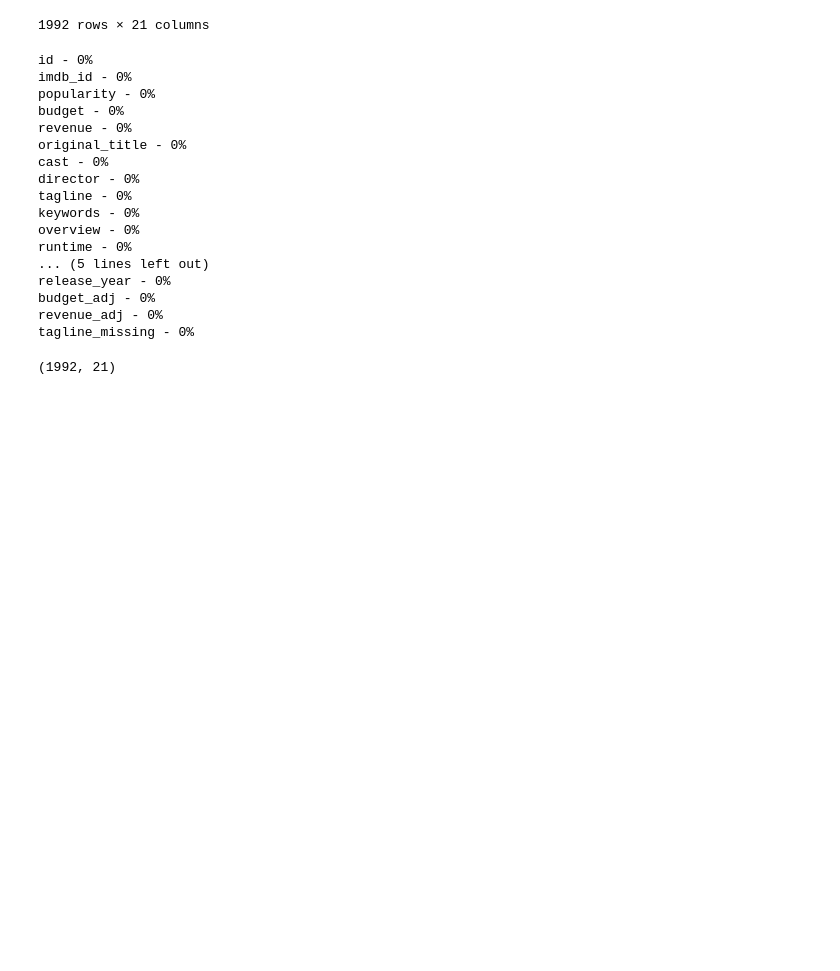
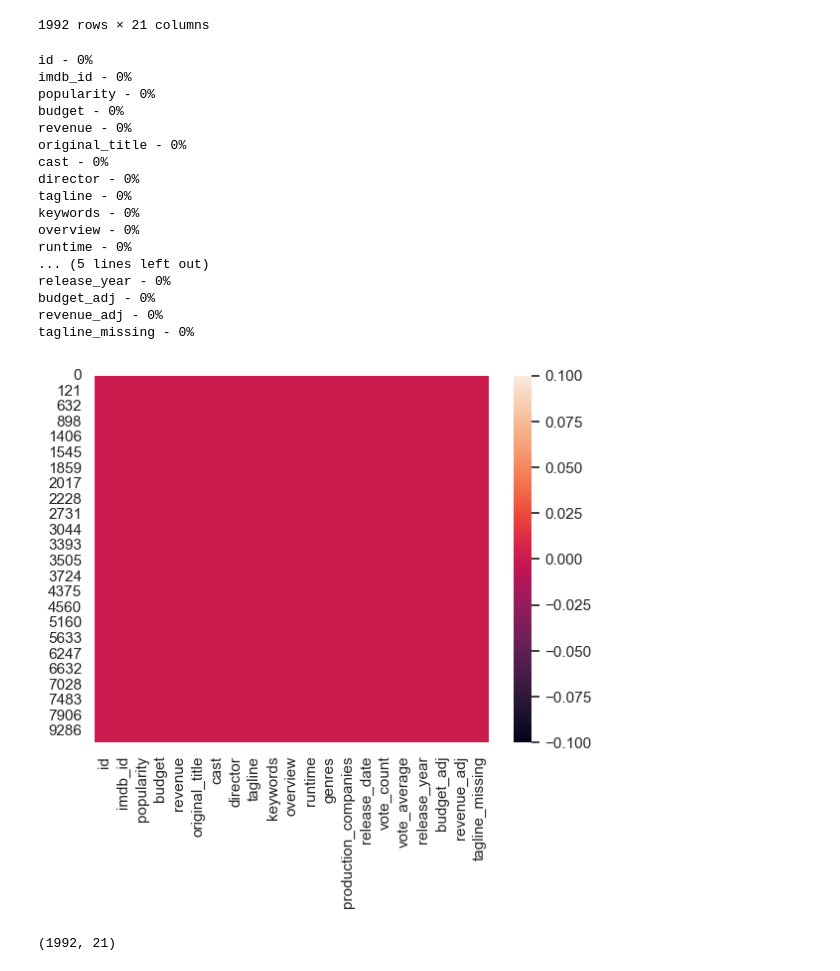
Before and after one commit to adgehTech/Movie_Analysis, a Jupyter notebook: movie_analysis.ipynb, the cells around one changed output. Saved outputs shown, nothing was run; the diff lists cells and outputs as text; code cells hidden in the pictures; blank space fills up the shorter version.

```diff
--- a/movie_analysis.ipynb
+++ b/movie_analysis.ipynb
@@ -196,30 +201,35 @@ movie_data.drop_duplicates(subset='id')
 1992 rows × 21 columns
 # %%
 '''
-   I think the data haven cleanned. So, let us
-   confirm; there is no uncleared or missing datas
+   I think the data haven cleaned. So, let us
+   confirm; there is no uncleared or missing data
 '''
 for col in movie_data.columns:
     pct_missing = np.mean(movie_data[col].isnull())
     print('{} - {}%'.format(col, round(pct_missing*100)))
+
+# visualize cleaned data
+sns.heatmap(movie_data.isnull())
+plt.show()
 # %% [output]
 id - 0%
 imdb_id - 0%
 popularity - 0%
 budget - 0%
 revenue - 0%
 original_title - 0%
 cast - 0%
 director - 0%
 tagline - 0%
 keywords - 0%
 overview - 0%
 runtime - 0%
 ... (5 lines left out)
 release_year - 0%
 budget_adj - 0%
 revenue_adj - 0%
 tagline_missing - 0%
+[figure, added]
 # %%
 # shape of cleaned data
 movie_data.shape
```
Also changed, not shown: parts of 1 cell of this notebook.
